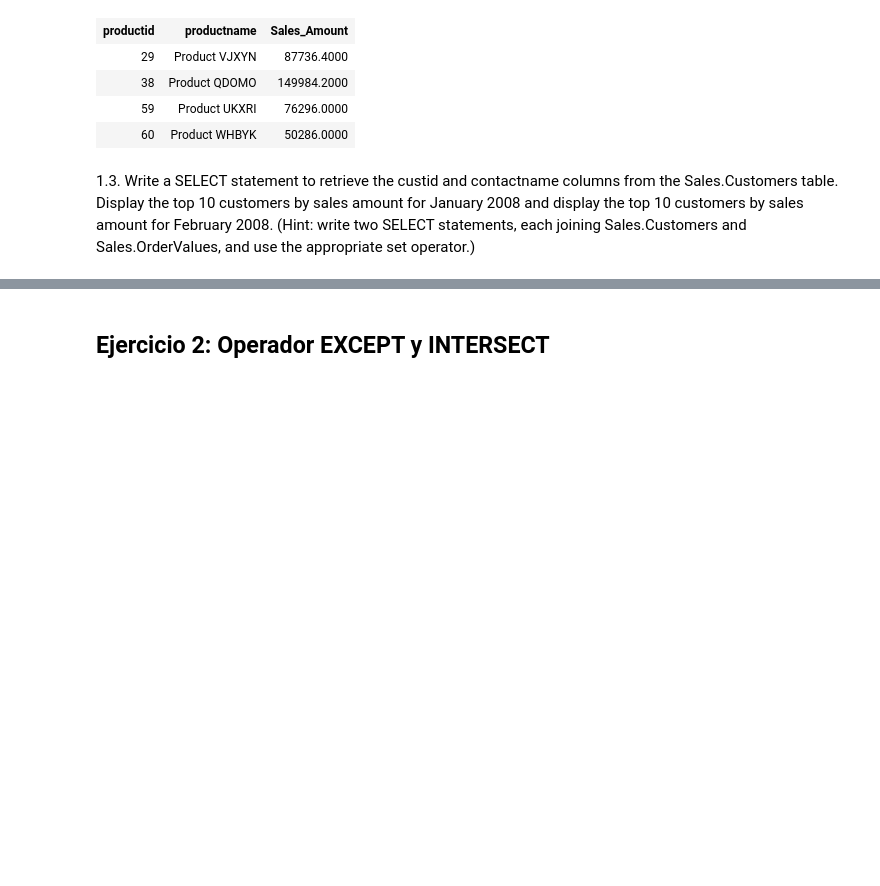
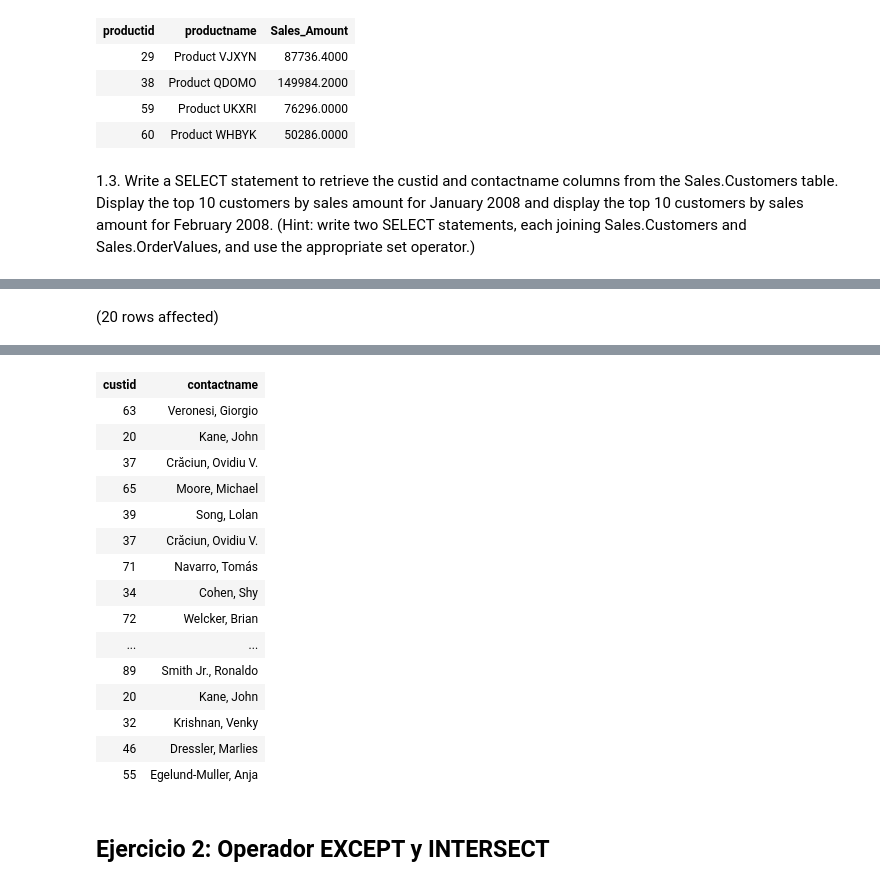
Before and after one commit to FranH20/LaboratorioBDII_02, a Jupyter notebook: Laboratorio N° 02.ipynb, the cells around one changed output, grey strips where cells are left out. Saved outputs shown, nothing was run; the diff lists cells and outputs as text; code cells hidden in the pictures; blank space fills up the shorter version.

```diff
--- a/Laboratorio N° 02.ipynb
+++ b/Laboratorio N° 02.ipynb
@@ -77,0 +57,24 @@ Total execution time: 00:00:00.014
+# %%
+SELECT
+	TOP(10)
+	A.custid,A.contactname
+FROM
+(	SELECT TOP(10)
+		C.custid,C.contactname, (qty*val) as Sales_Amount
+	FROM Sales.Customers AS C INNER JOIN Sales.OrderValues AS S ON S.custid = C.custid
+	WHERE MONTH(orderdate)=2 and YEAR(orderdate)=2008
+	ORDER BY Sales_Amount DESC
+) AS A
+UNION ALL
+SELECT
+	TOP(10)
+	A.custid,A.contactname
+FROM
+(	SELECT TOP(10)
+		C.custid,C.contactname, (qty*val) as Sales_Amount
+	FROM Sales.Customers AS C INNER JOIN Sales.OrderValues AS S ON S.custid = C.custid
+	WHERE MONTH(orderdate)=1 and YEAR(orderdate)=2008
+	ORDER BY Sales_Amount DESC
+) AS A
+# %% [output]
+(20 rows affected)
@@ -78,3 +82,19 @@ Total execution time: 00:00:00.014
+| custid | contactname |
+| 63 | Veronesi, Giorgio |
+| 20 | Kane, John |
+| 37 | Crăciun, Ovidiu V. |
+| 65 | Moore, Michael |
+| 39 | Song, Lolan |
+| 37 | Crăciun, Ovidiu V. |
+| 71 | Navarro, Tomás |
+| 34 | Cohen, Shy |
+| 72 | Welcker, Brian |
+| ... | ... |
+| 89 | Smith Jr., Ronaldo |
+| 20 | Kane, John |
+| 32 | Krishnan, Venky |
+| 46 | Dressler, Marlies |
+| 55 | Egelund-Muller, Anja |
 # %% [markdown]
 <h2>Ejercicio 2: Operador EXCEPT y INTERSECT
 # %% [markdown]
```
Also changed, not shown: parts of 7 cells of this notebook.
